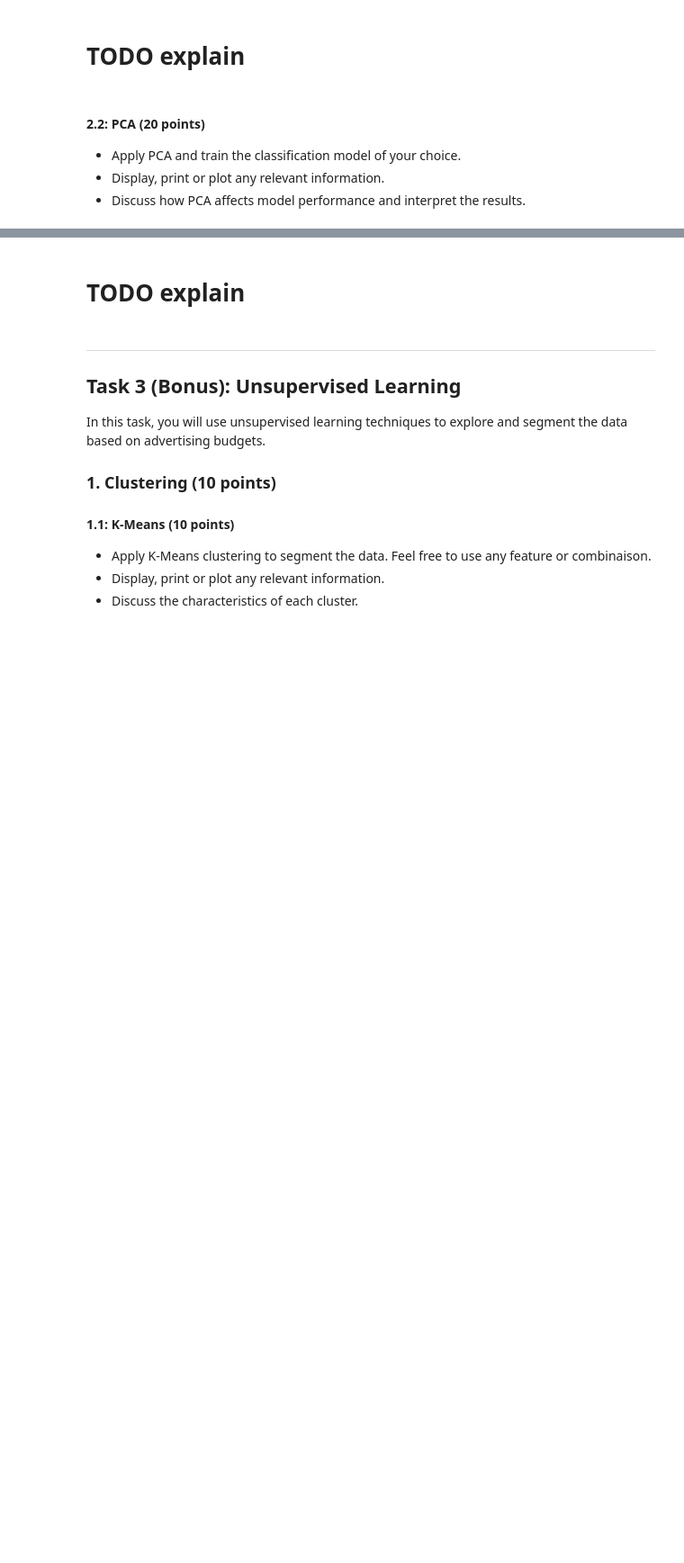
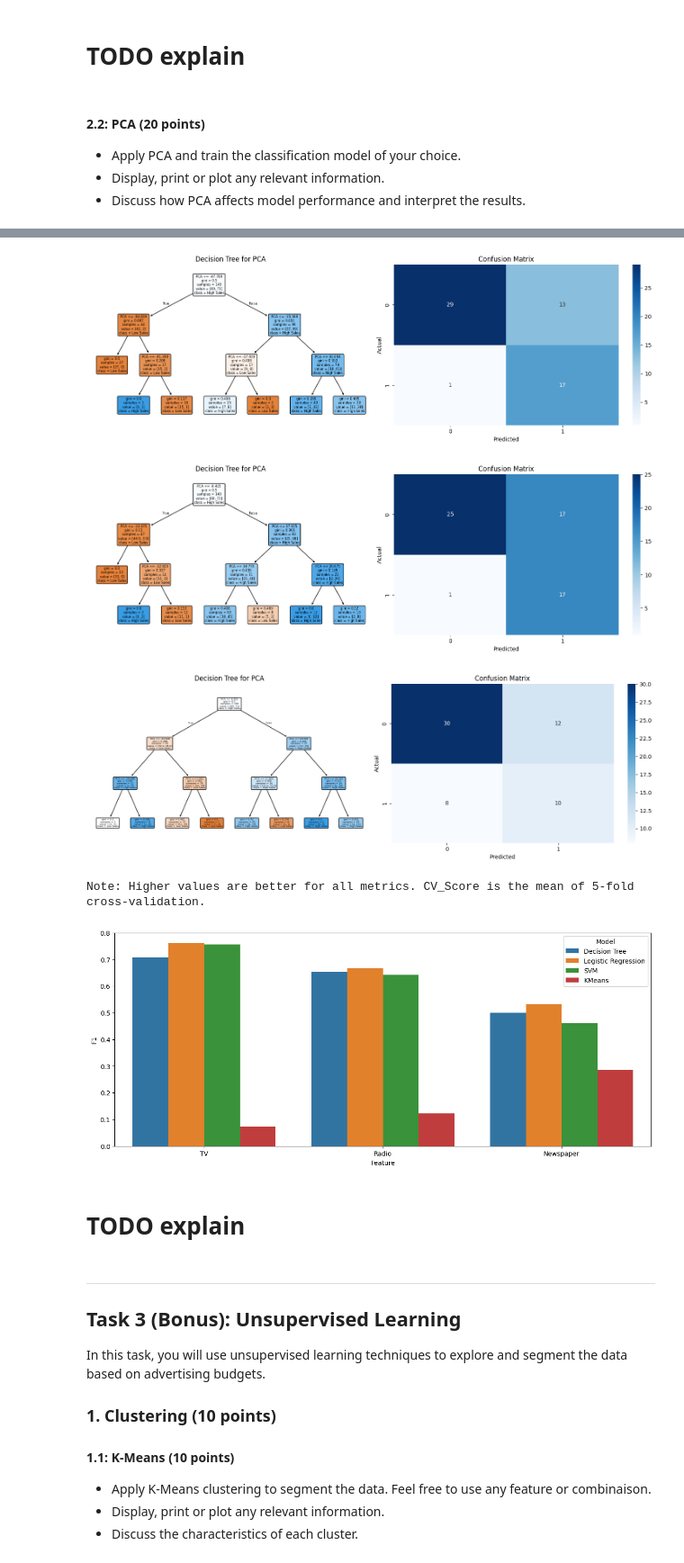
Before and after one commit to davidmarsoni/ml-project, a Jupyter notebook: Graded_lab.ipynb, the cells around one changed output, grey strips where cells are left out. Shown at 90% size. Drawn from its saved outputs; the diff is of its cells as text; code cells hidden in the pictures; blank space fills up the shorter version.

```diff
--- a/Graded_lab.ipynb
+++ b/Graded_lab.ipynb
@@ -521,3 +593,79 @@ IndexError: index 3 is out of bounds for axis 1 with size 3
+# %%
+# TODO : do The PCA analysis to reduce the dimensionality of the data and then apply the classification models to compare the performance
+
+# Aply PCA to reduce the dimensionality of the data
+from sklearn.decomposition import PCA
+
+# Create a table to store the PCA results
+pca_results = pd.DataFrame(columns=['Feature', 'Model', 'Accuracy', 'Precision', 'Recall', 'F1', 'CV_Score'])
+
+# Iterate over features and models
+for i in range(len(feature_names)):
+    X = features[:, i].reshape(-1, 1)
+    y = df['High_Sales']
+
+    X_train, X_test, y_train, y_test = train_test_split(X, y, test_size=0.3, random_state=42)
+
+    # Apply PCA
+    pca = PCA(n_components=1)
+    X_train_pca = pca.fit_transform(X_train)
+    X_test_pca = pca.transform(X_test)
+
+    for name, model in classifiers.items():
+        # Train and predict
+        model.fit(X_train_pca, y_train)
+        y_pred = model.predict(X_test_pca)
+
+        # Calculate metrics
+        accuracy = round(accuracy_score(y_test, y_pred), 3)
+        cv_scores = cross_val_score(model, X, y, cv=5, scoring='accuracy')
+        metrics = classification_report(y_test, y_pred, output_dict=True)['1']
+
+        # Add results
+        new_row = {
+            'Feature': feature_names[i],
+            'Model': name,
+            'Accuracy': accuracy,
+            'Precision': round(metrics['precision'], 3),
+            'Recall': round(metrics['recall'], 3),
+            'F1': round(metrics['f1-score'], 3),
+            'CV_Score': round(cv_scores.mean(), 3)
+        }
+        pca_results = pd.concat([pca_results,
+                                 pd.DataFrame([new_row])],
+                                 ignore_index=True)
+
+        # Plot confusion matrix for each model
+        if name == 'Decision Tree':
+            fig, (ax1, ax2) = plt.subplots(1, 2, figsize=(15, 5))
+
+            # Decision Tree
+            plot_tree(model, feature_names=['PCA'],
+                      class_names=['Low Sales', 'High Sales'],
+                      filled=True, rounded=True, ax=ax1)
+            ax1.set_title(f'Decision Tree for PCA')
+
+            # Confusion Matrix
+            cm = confusion_matrix(y_test, y_pred)
+            sns.heatmap(cm, annot=True, fmt='d', cmap='Blues', ax=ax2, annot_kws={"size": 10})
+            ax2.set_title('Confusion Matrix')
+            ax2.set_xlabel('Predicted')
+            ax2.set_ylabel('Actual')
+
+            plt.tight_layout()
+            plt.show()
+
+
+# Create comparative visualizations beetwen PCA and the original features
+plt.figure(figsize=(15, 6))
+sns.barplot(data=pca_results, x='Feature', y='F1', hue='Model')
+print("\nNote: Higher values are better for all metrics. CV_Score is the mean of 5-fold cross-validation.")
+# %% [output]
+[figure, added]
+[figure, added]
+[figure, added]
+Note: Higher values are better for all metrics. CV_Score is the mean of 5-fold cross-validation.
+[figure, added]
 # %% [markdown]
 # TODO explain
 # %% [markdown]
```
Also changed, not shown: parts of 21 cells of this notebook.
